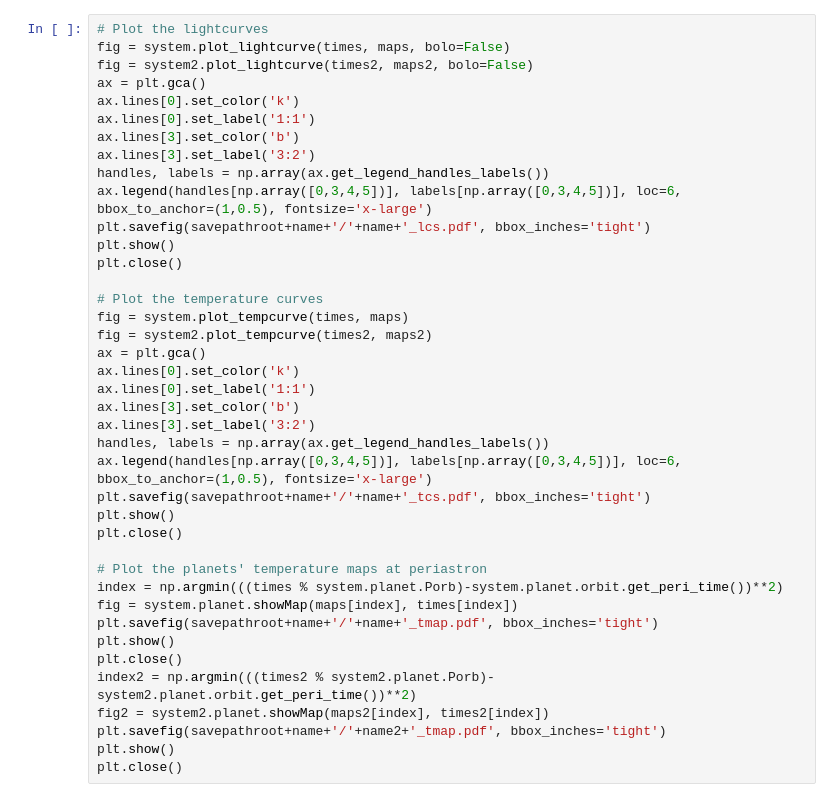
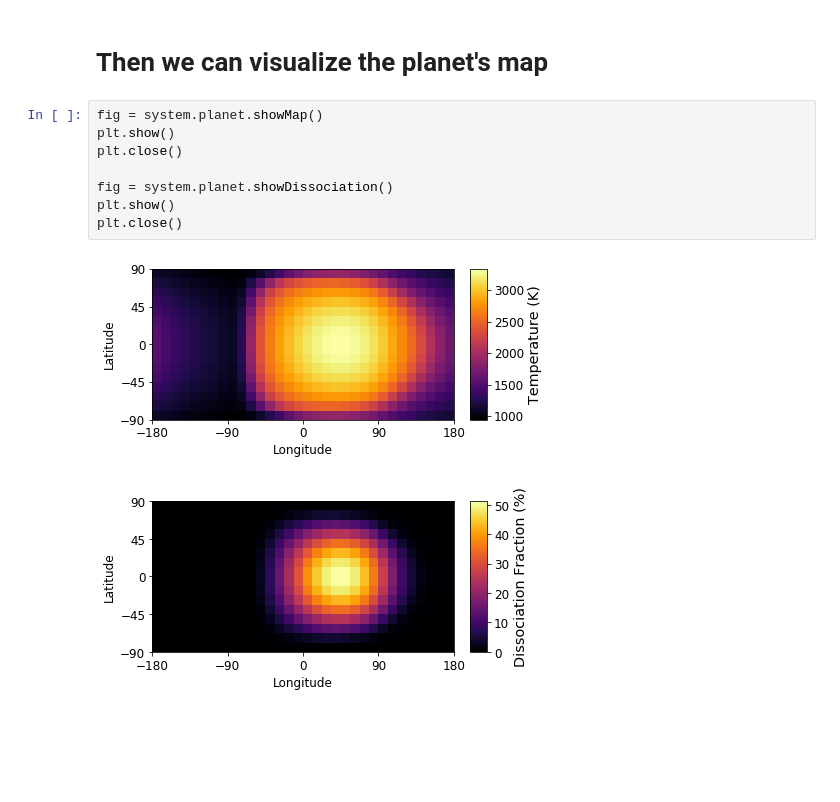
Before and after one commit to taylorbell57/Bell_EBM, a Jupyter notebook: Bell_EBM.ipynb, the cells around one changed output. Cells and saved outputs as stored; diff of their text form; blank space fills up the shorter version.

```diff
--- a/Bell_EBM.ipynb
+++ b/Bell_EBM.ipynb
@@ -175,40 +39,13 @@ times2, maps2 = system2.runModel(T0, t0, t1, dt, verbose=False)
-# %%
-# Plot the lightcurves
-fig = system.plot_lightcurve(times, maps, bolo=False)
-fig = system2.plot_lightcurve(times2, maps2, bolo=False)
-ax = plt.gca()
-ax.lines[0].set_color('k')
-ax.lines[0].set_label('1:1')
-ax.lines[3].set_color('b')
-ax.lines[3].set_label('3:2')
-handles, labels = np.array(ax.get_legend_handles_labels())
-ax.legend(handles[np.array([0,3,4,5])], labels[np.array([0,3,4,5])], loc=6, bbox_to_anchor=(1,0.5), fontsize='x-large')
-plt.savefig(savepathroot+name+'/'+name+'_lcs.pdf', bbox_inches='tight')
-plt.show()
-plt.close()
-
-# Plot the temperature curves
-fig = system.plot_tempcurve(times, maps)
-fig = system2.plot_tempcurve(times2, maps2)
-ax = plt.gca()
-ax.lines[0].set_color('k')
-ax.lines[0].set_label('1:1')
-ax.lines[3].set_color('b')
-ax.lines[3].set_label('3:2')
-handles, labels = np.array(ax.get_legend_handles_labels())
-ax.legend(handles[np.array([0,3,4,5])], labels[np.array([0,3,4,5])], loc=6, bbox_to_anchor=(1,0.5), fontsize='x-large')
-plt.savefig(savepathroot+name+'/'+name+'_tcs.pdf', bbox_inches='tight')
-plt.show()
-plt.close()
-
-# Plot the planets' temperature maps at periastron
-index = np.argmin(((times % system.planet.Porb)-system.planet.orbit.get_peri_time())**2)
-fig = system.planet.showMap(maps[index], times[index])
-plt.savefig(savepathroot+name+'/'+name+'_tmap.pdf', bbox_inches='tight')
-plt.show()
-plt.close()
-index2 = np.argmin(((times2 % system2.planet.Porb)-system2.planet.orbit.get_peri_time())**2)
-fig2 = system2.planet.showMap(maps2[index], times2[index])
-plt.savefig(savepathroot+name+'/'+name2+'_tmap.pdf', bbox_inches='tight')
-plt.show()
-plt.close()
+# %% [markdown]
+# Then we can visualize the planet's map
+# %%
+fig = system.planet.showMap()
+plt.show()
+plt.close()
+
+fig = system.planet.showDissociation()
+plt.show()
+plt.close()
+# %% [output]
+[figure, added]
+[figure, added]
```
Also changed, not shown: parts of 12 cells of this notebook, 7 other files.
